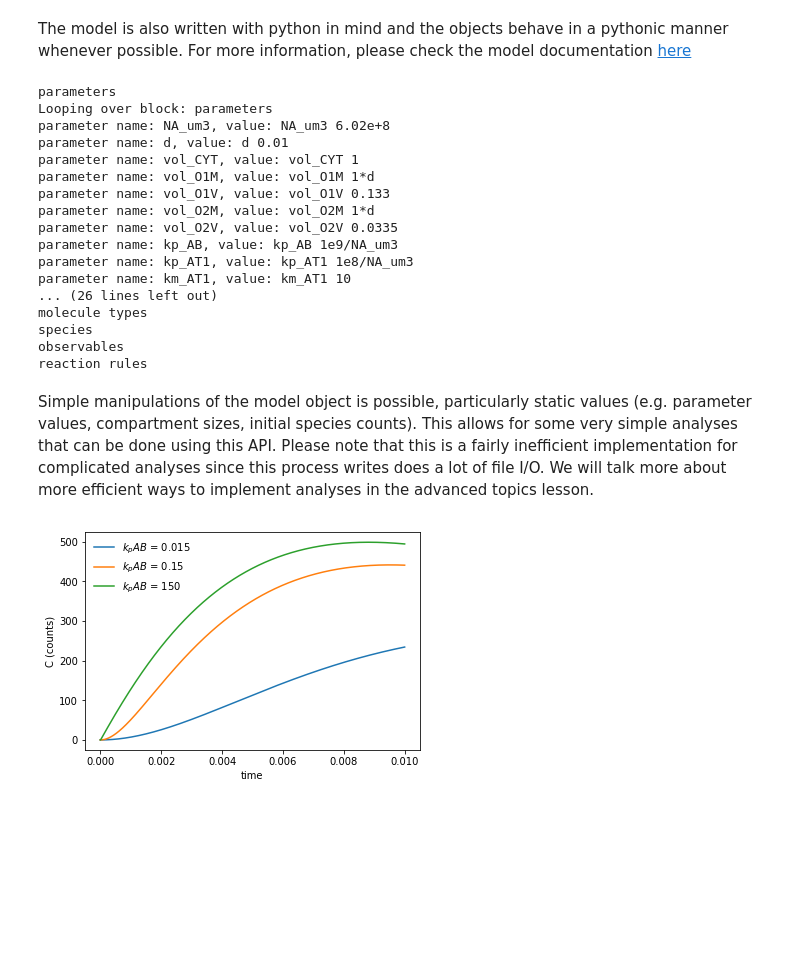
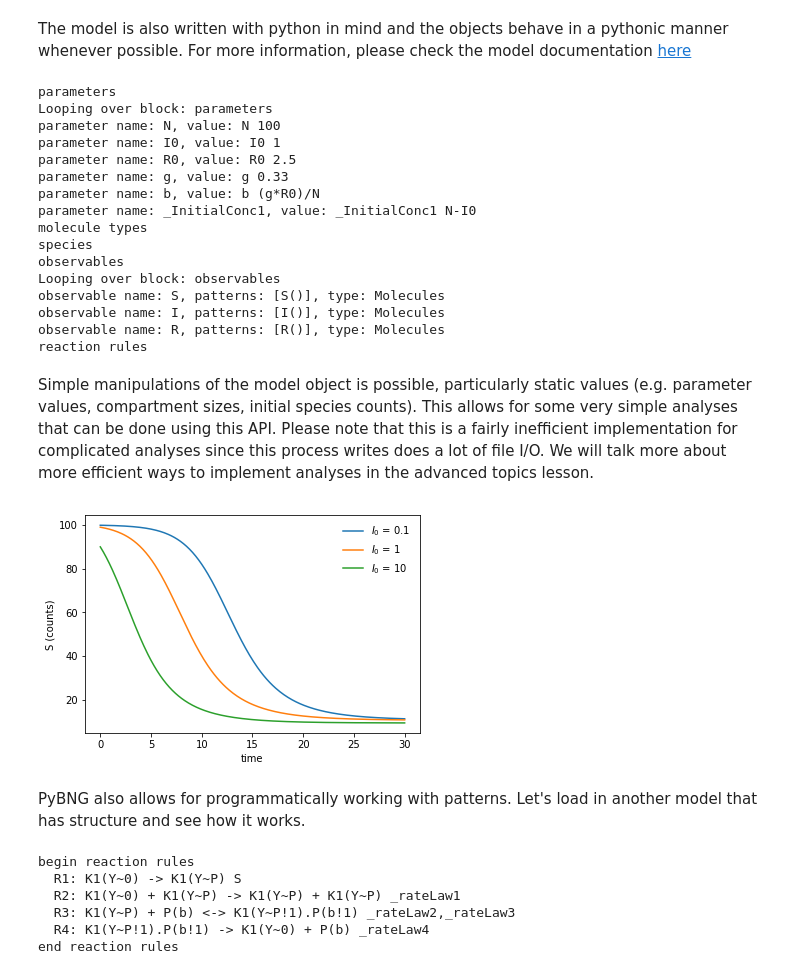
Before and after one commit to mcellteam/Workshop_2021, a Jupyter notebook: bionetgen/pybionetgen/pybng.ipynb, the cells around one changed output. Cells and saved outputs as stored; diff of their text form; code cells hidden in the pictures; blank space fills up the shorter version.

Commit message:
added models, switched so SIR, added pattern looping

```diff
--- a/bionetgen/pybionetgen/pybng.ipynb
+++ b/bionetgen/pybionetgen/pybng.ipynb
@@ -14,6 +14,6 @@ This notebook is designed to showcase the features of the library side of PyBNG
 PyBNG comes with a simple `run` command that simply executes the model you give it.
 # %%
 # this command runs the model in a temporary folder which is removed after execution is done
-results = bionetgen.run("organelle_transport.bngl")
+results = bionetgen.run("SIR.bngl")
 # %% [output]
 BioNetGen version 2.6.0
@@ -37,6 +37,6 @@ CPU TIME: total 0.09 s.
 # we'll come back to this folder, so let's keep the path
 curr_dir = os.getcwd()
 # you can optionally give a folder name to run the model under, files won't be removed
-result_obj = bionetgen.run("organelle_transport.bngl", out="results/my_model") # in folder "my_output"
+result_obj = bionetgen.run("SIR.bngl", out="results/SIR") # in folder "my_output"
 # %% [output]
 BioNetGen version 2.6.0
@@ -121,6 +132,5 @@ _ = plt.legend(frameon=False)
 PyBNG also comes with basic BNGL parsing capabilities. We are working on a much better parsing solution using C++ and that will become the default way to parse models in the future. This creates a simple model object that allows some basic programmatic manipulation of the model.
 # %%
 # since we moved directories, we don't have the BNGL in the folder we are in right now, we need to go back
-print(os.listdir(os.getcwd()))
 os.chdir(curr_dir)
-model = bionetgen.bngmodel("organelle_transport.bngl")
+model = bionetgen.bngmodel("SIR.bngl")
@@ -177,41 +176,43 @@ for block in model:
         print(f"Looping over block: {block.name}")
         for param in block:
             print(f"parameter name: {param}, value: {model.parameters[param]}")
-    elif block.name == "compartments":
+    elif block.name == "observables":
         print(f"Looping over block: {block.name}")
-        for comp in model.compartments:
-            c = model.compartments[comp]
-            print(f"compartment name: {c.name}, dimensionality: {c.dim}, size: {c.size}")
+        for obs in block:
+            o = block[obs]
+            print(f"observable name: {o.name}, patterns: {o.patterns}, type: {o.type}")
 # %% [output]
 parameters
 Looping over block: parameters
-parameter name: NA_um3, value: NA_um3 6.02e+8
-parameter name: d, value: d 0.01
-parameter name: vol_CYT, value: vol_CYT 1
-parameter name: vol_O1M, value: vol_O1M 1*d
-parameter name: vol_O1V, value: vol_O1V 0.133
-parameter name: vol_O2M, value: vol_O2M 1*d
-parameter name: vol_O2V, value: vol_O2V 0.0335
-parameter name: kp_AB, value: kp_AB 1e9/NA_um3
-parameter name: kp_AT1, value: kp_AT1 1e8/NA_um3
-parameter name: km_AT1, value: km_AT1 10
-... (26 lines left out)
+parameter name: N, value: N 100
+parameter name: I0, value: I0 1
+parameter name: R0, value: R0 2.5
+parameter name: g, value: g 0.33
+parameter name: b, value: b (g*R0)/N
+parameter name: _InitialConc1, value: _InitialConc1 N-I0
 molecule types
 species
 observables
+Looping over block: observables
+observable name: S, patterns: [S()], type: Molecules
+observable name: I, patterns: [I()], type: Molecules
+observable name: R, patterns: [R()], type: Molecules
 reaction rules
 # %% [markdown]
 Simple manipulations of the model object is possible, particularly static values (e.g. parameter values, compartment sizes, initial species counts). This allows for some very simple analyses that can be done using this API. Please note that this is a fairly inefficient implementation for complicated analyses since this process writes does a lot of file I/O. We will talk more about more efficient ways to implement analyses in the advanced topics lesson.
 # %%
-model.add_action("simulate", action_args=[("method","ode"),("t_end",0.01),("n_steps",1000)])
-for i in [0.015,0.15,150]:
-    model.parameters.kp_AB = i
+model.add_action("simulate", action_args=[("method","ode"),("t_end",30),("n_steps",300)])
+for i in [0.1,1,10]:
+    obs_key = "S"
+    model.parameters.I0 = i
     # run can also take a model object as an argument
     # you can also suppress BNG output by using the keyword argument "suppress"
     result = bionetgen.run(model, suppress=True)
-    plt.plot(result[0]['time'], result[0]['C'], label="$k_{p} AB$ = "+f"{i}")
+    plt.plot(result[0]['time'], result[0][obs_key], label="$I_{0}$ = "+f"{i}")
 _ = plt.xlabel("time")
-_ = plt.ylabel("C (counts)")
+_ = plt.ylabel(f"{obs_key} (counts)")
 _ = plt.legend(frameon=False)
 # %% [output]
-[figure, old version]
+[figure, new version]
+# %% [markdown]
+PyBNG also allows for programmatically working with patterns. Let's load in another model that has structure and see how it works.
@@ -217,0 +221,9 @@ _ = plt.legend(frameon=False)
+# %%
+print(auto.rules)
+# %% [output]
+begin reaction rules
+  R1: K1(Y~0) -> K1(Y~P) S
+  R2: K1(Y~0) + K1(Y~P) -> K1(Y~P) + K1(Y~P) _rateLaw1
+  R3: K1(Y~P) + P(b) <-> K1(Y~P!1).P(b!1) _rateLaw2,_rateLaw3
+  R4: K1(Y~P!1).P(b!1) -> K1(Y~0) + P(b) _rateLaw4
+end reaction rules
```
Also changed, not shown: parts of 14 cells of this notebook, 3 other files.
